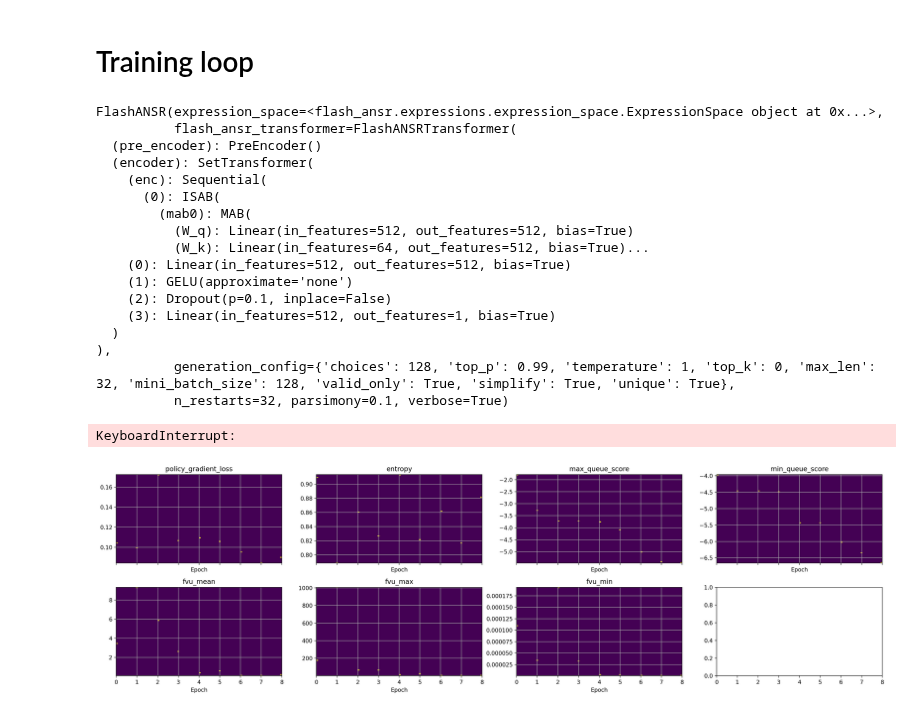
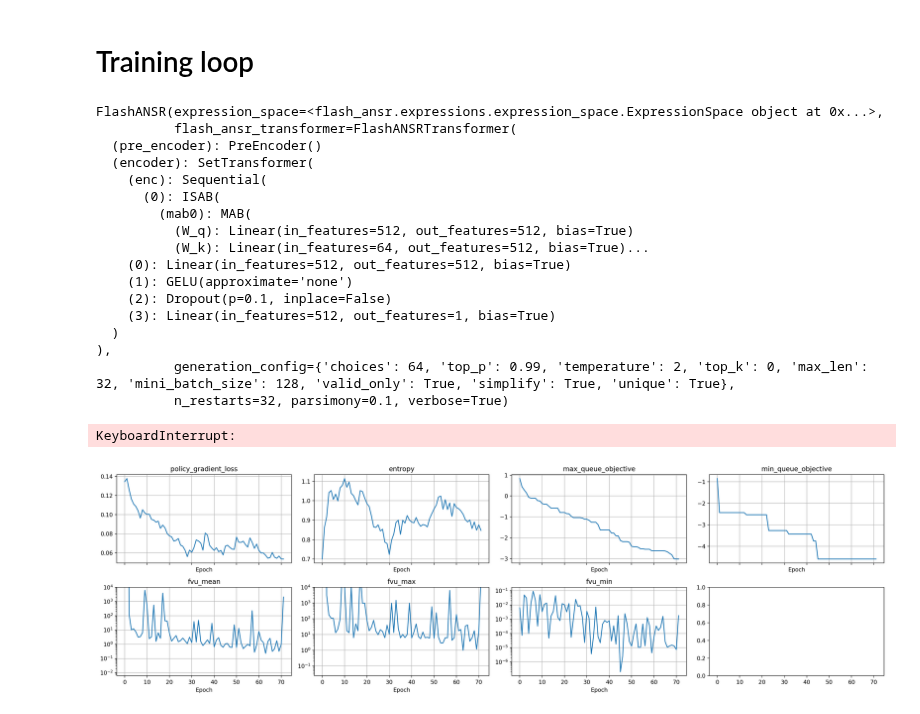
Before and after one commit to psaegert/flash-ansr, a Jupyter notebook: experimental/generate_for_rl.ipynb, the cells around one changed output. Cells and saved outputs as stored; diff of their text form; code cells hidden in the pictures.

```diff
--- a/experimental/generate_for_rl.ipynb
+++ b/experimental/generate_for_rl.ipynb
@@ -132,12 +146,12 @@ nsr.results
 # %%
 from flash_ansr.train.train import OptimizerFactory
 # %%
-optimizer = OptimizerFactory.get_optimizer('AdamWScheduleFree', nsr.flash_ansr_transformer.parameters(), lr=1e-4, weight_decay=0.01)
+optimizer = OptimizerFactory.get_optimizer('AdamWScheduleFree', nsr.flash_ansr_transformer.parameters(), lr=5e-5, weight_decay=0.01)
 # %%
-nsr.generation_config = GenerationConfig(method='softmax_sampling', choices=128, top_p=0.99, temperature=1)
+nsr.generation_config = GenerationConfig(method='softmax_sampling', choices=128, top_p=0.99, temperature=2)
 
-priority_queue_size = 10
-entropy_weight = 0.005
+priority_queue_size = 16
+entropy_weight = 0.01
 # %%
 nsr.flash_ansr_transformer.eval()
 nsr.fit(x_tensor, y_tensor)
@@ -157,14 +171,15 @@ FlashANSR(expression_space=<flash_ansr.expressions.expression_space.ExpressionSp
     (3): Linear(in_features=512, out_features=1, bias=True)
   )
 ),
-          generation_config={'choices': 128, 'top_p': 0.99, 'temperature': 1, 'top_k': 0, 'max_len': 32, 'mini_batch_size': 128, 'valid_only': True, 'simplify': True, 'unique': True},
+          generation_config={'choices': 64, 'top_p': 0.99, 'temperature': 2, 'top_k': 0, 'max_len': 32, 'mini_batch_size': 128, 'valid_only': True, 'simplify': True, 'unique': True},
           n_restarts=32, parsimony=0.1, verbose=True)
 # %%
 history = []
-pbar = tqdm(range(1000))
+pbar = tqdm(range(100))
 
 beam_samples = []
 reward_samples = []
+
 
 for _ in pbar:
     try:
@@ -180,7 +195,8 @@ for _ in pbar:
             if new_beam_candidate in beam_samples:
                 continue
             beam_samples.append(new_beam_candidate)
-            reward_samples.append(np.nanmedian(np.log10(df['fvu'])))
+            # reward_samples.append(np.nanmedian(np.log10(df['fvu'])))
+            reward_samples.append(np.nanmedian(df['score']))
             fvu_stats['mean'].append(np.mean(df['fvu']))
             fvu_stats['max'].append(np.max(df['fvu']))
             fvu_stats['min'].append(np.min(df['fvu']))
@@ -190,8 +206,8 @@ for _ in pbar:
         beam_samples = [beam_samples[i] for i in sorted_indices][:priority_queue_size]
         reward_samples = [reward_samples[i] for i in sorted_indices][:priority_queue_size]
 
-        max_queue_score = max(reward_samples)
-        min_queue_score = min(reward_samples)
+        max_queue_objective = max(reward_samples)
+        min_queue_objective = min(reward_samples)
 
         # Padding sequences to same length
         max_length = max(len(beam) for beam in beam_samples)
@@ -236,8 +252,8 @@ for _ in pbar:
         logs = {
             'policy_gradient_loss': policy_loss.item(),
             'entropy': entropy.item(),
-            'max_queue_score': max_queue_score,
-            'min_queue_score': min_queue_score,
+            'max_queue_objective': max_queue_objective,
+            'min_queue_objective': min_queue_objective,
             'fvu_mean': np.nanmean(fvu_stats['mean']),
             'fvu_max': np.nanmax(fvu_stats['max']),
             'fvu_min': np.nanmin(fvu_stats['min']),
@@ -247,15 +263,15 @@ for _ in pbar:
         logs = {
             'policy_gradient_loss': np.nan,
             'entropy': np.nan,
-            'max_queue_score': np.nan,
-            'min_queue_score': np.nan,
+            'max_queue_objective': np.nan,
+            'min_queue_objective': np.nan,
             'fvu_mean': np.nan,
             'fvu_max': np.nan,
             'fvu_min': np.nan,
         }
 
     history.append(logs)
-    pbar.set_postfix_str(f"PG Loss: {logs['policy_gradient_loss']:.2e}, H Loss: {logs['entropy']:.2e}, Max PQ Score: {logs['max_queue_score']:.1f}, Min PQ Score: {logs['min_queue_score']:.1f}, FVU: {logs['fvu_mean']:.2e}, {logs['fvu_max']:.2e}, {logs['fvu_min']:.2e}")
+    pbar.set_postfix_str(f"PG Loss: {logs['policy_gradient_loss']:.2e}, H Loss: {logs['entropy']:.2e}, Max PQ Score: {logs['max_queue_objective']:.1f}, Min PQ Score: {logs['min_queue_objective']:.1f}, Min FVU: {logs['fvu_min']:.2e}, Best Expression: {nsr.expression_space.prefix_to_infix(nsr.expression_space.tokenizer.decode(beam_samples[0], special_tokens='<num>'))}")
 # %% [output]
 KeyboardInterrupt:
 # %%
@@ -365,18 +381,23 @@ histories = {k: [log[k] for log in history] for k in history[0]}
 # %%
 COLS = 4
 ROWS = np.ceil(len(histories) / COLS).astype(int)
 
 fig, axes = plt.subplots(ROWS, COLS, figsize=(5 * COLS, 3 * ROWS), dpi=200, sharex=True)
 
 for ax, (k, v) in zip(axes.flat, histories.items()):
     valid_v = [x for x in v if np.isfinite(x)]
-    ax.hist2d(range(len(valid_v)), valid_v, bins=(100, 100), cmap='viridis')
+    ax.plot(range(len(v)), v)
     ax.set_xlabel('Epoch')
     ax.set_title(k)
     ax.grid()
-    # ax.set_ylim(np.nanpercentile(valid_v, 5), np.nanpercentile(valid_v, 95))
+
+    if 'fvu' in k:
+        ax.set_yscale('log')
+
+    if max(valid_v) > 10000:
+        ax.set_ylim(None, 10000)
 
 fig.tight_layout()
 # %% [output]
-[figure, old version]
+[figure, new version]
 # %%
```
Also changed, not shown: parts of 11 cells of this notebook, 15 other files.
